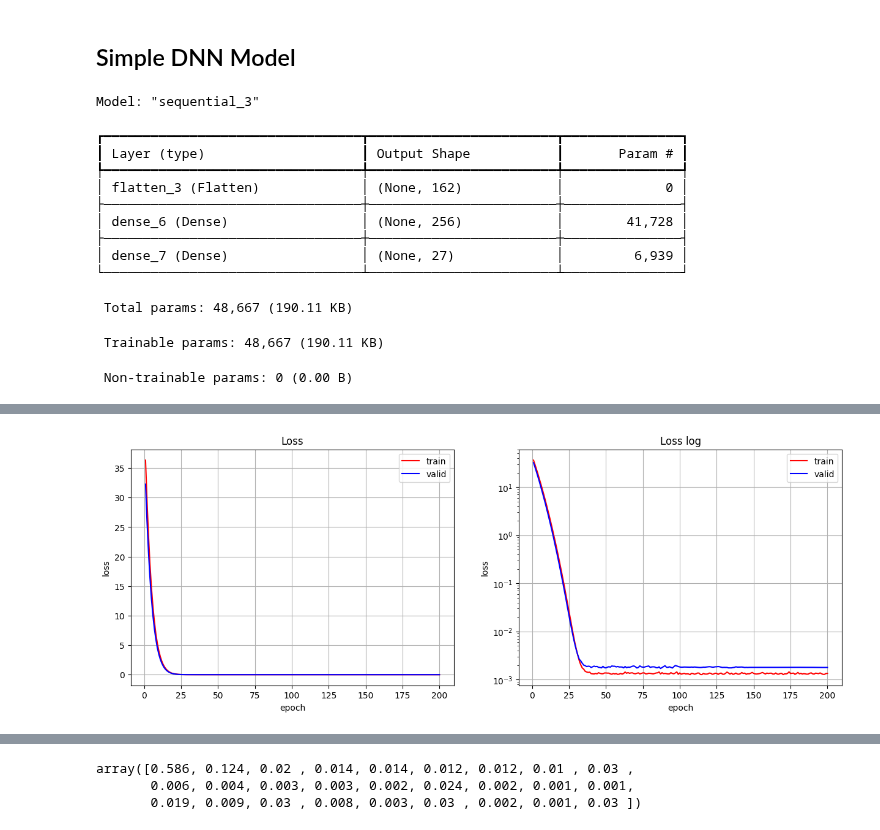
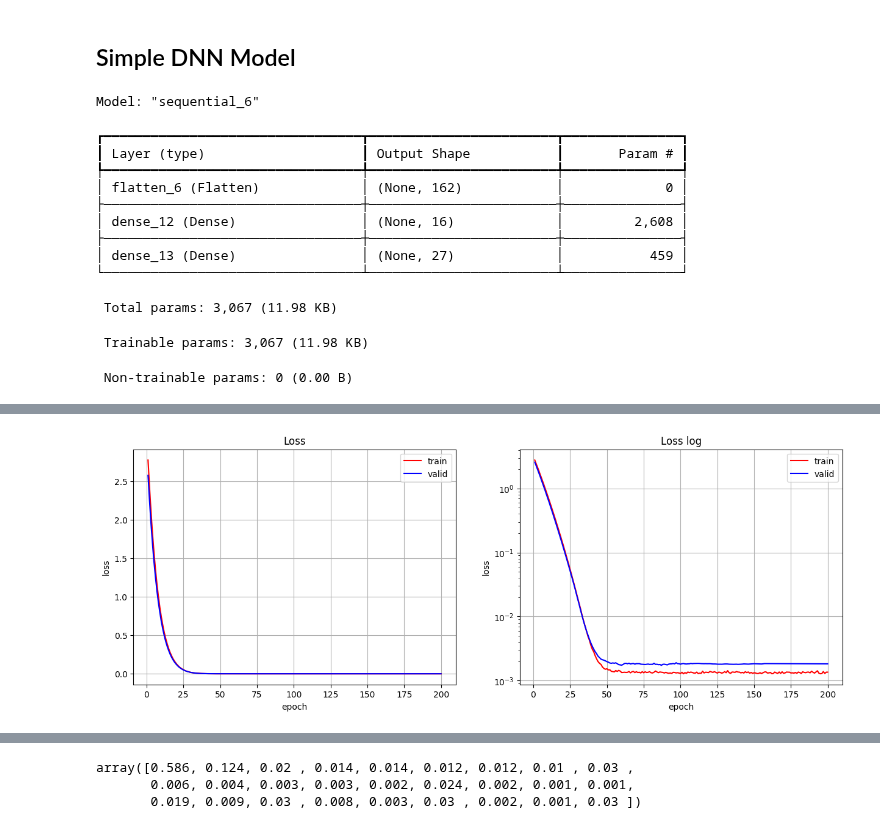
Before and after one commit to lharazin/TFM, a Jupyter notebook: Algorithm/models/base_model_1.ipynb, the cells around one changed output, grey strips where cells are left out. Saved outputs shown, nothing was run; the diff lists cells and outputs as text; code cells hidden in the pictures.

```diff
--- a/Algorithm/models/base_model_1.ipynb
+++ b/Algorithm/models/base_model_1.ipynb
@@ -211,25 +211,25 @@ def train_and_evaluate_model(model, epochs=200, learning_rate=1e-3,
 # %% [markdown]
 ## Simple DNN Model
 # %%
-model_lineal = Sequential((
+model_dnn = Sequential((
     Flatten(input_shape=x_train.shape[1:]),
-    Dense(256, activation='relu', kernel_regularizer=L2(0.2)),
+    Dense(16, activation='relu', kernel_regularizer=L2(0.1)),
     Dense(y_train.shape[1], activation='softmax')
 ))
 
-train_and_evaluate_model(model_lineal)
+train_and_evaluate_model(model_dnn)
 # %% [output]
-Model: "sequential_3"
+Model: "sequential_6"
 ┏━━━━━━━━━━━━━━━━━━━━━━━━━━━━━━━━━┳━━━━━━━━━━━━━━━━━━━━━━━━┳━━━━━━━━━━━━━━━┓
 ┃ Layer (type)                    ┃ Output Shape           ┃       Param # ┃
 ┡━━━━━━━━━━━━━━━━━━━━━━━━━━━━━━━━━╇━━━━━━━━━━━━━━━━━━━━━━━━╇━━━━━━━━━━━━━━━┩
-│ flatten_3 (Flatten)             │ (None, 162)            │             0 │
+│ flatten_6 (Flatten)             │ (None, 162)            │             0 │
 ├─────────────────────────────────┼────────────────────────┼───────────────┤
-│ dense_6 (Dense)                 │ (None, 256)            │        41,728 │
+│ dense_12 (Dense)                │ (None, 16)             │         2,608 │
 ├─────────────────────────────────┼────────────────────────┼───────────────┤
-│ dense_7 (Dense)                 │ (None, 27)             │         6,939 │
+│ dense_13 (Dense)                │ (None, 27)             │           459 │
 └─────────────────────────────────┴────────────────────────┴───────────────┘
- Total params: 48,667 (190.11 KB)
+ Total params: 3,067 (11.98 KB)
- Trainable params: 48,667 (190.11 KB)
+ Trainable params: 3,067 (11.98 KB)
  Non-trainable params: 0 (0.00 B)
 Epoch 1/200
@@ -252,2 +252,2 @@ Execution time 10.11 seconds
-[figure, old version]
+[figure, new version]
 # %%
```
Also changed, not shown: parts of 13 cells of this notebook.
